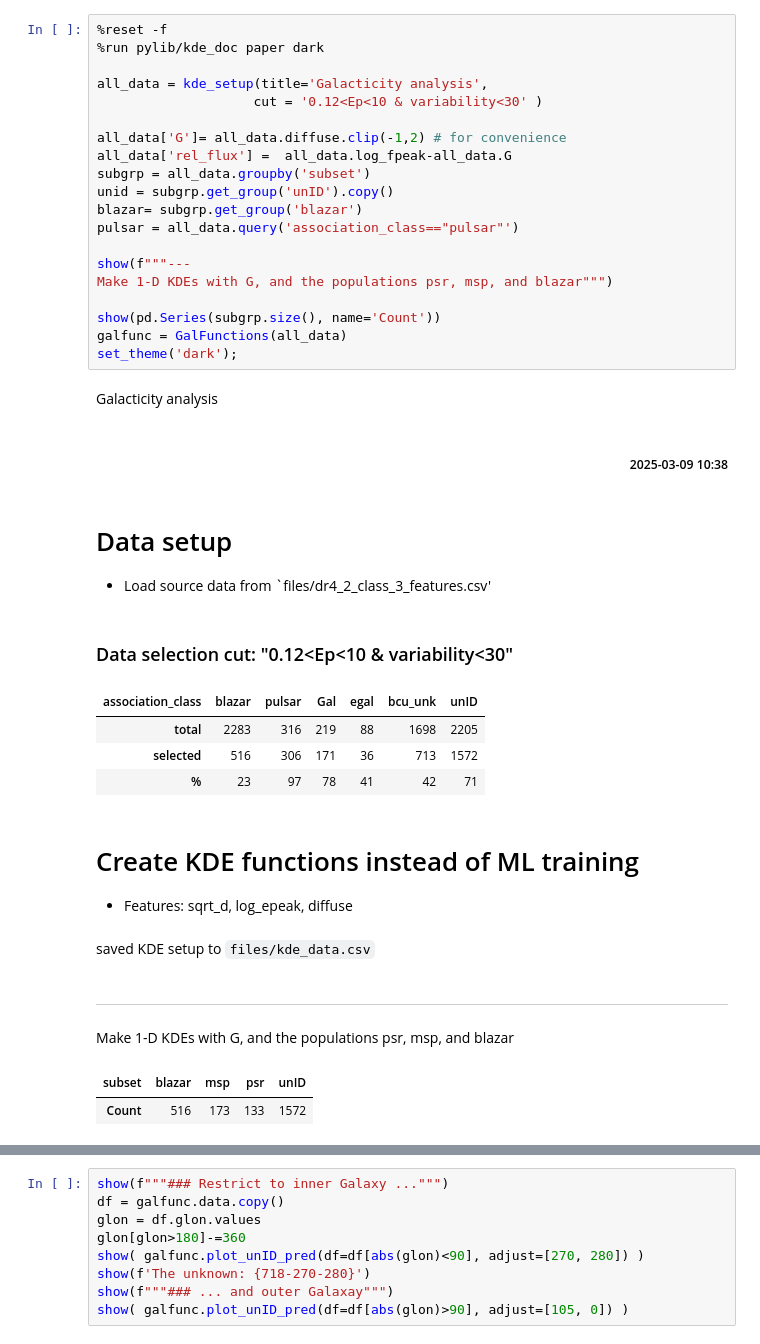
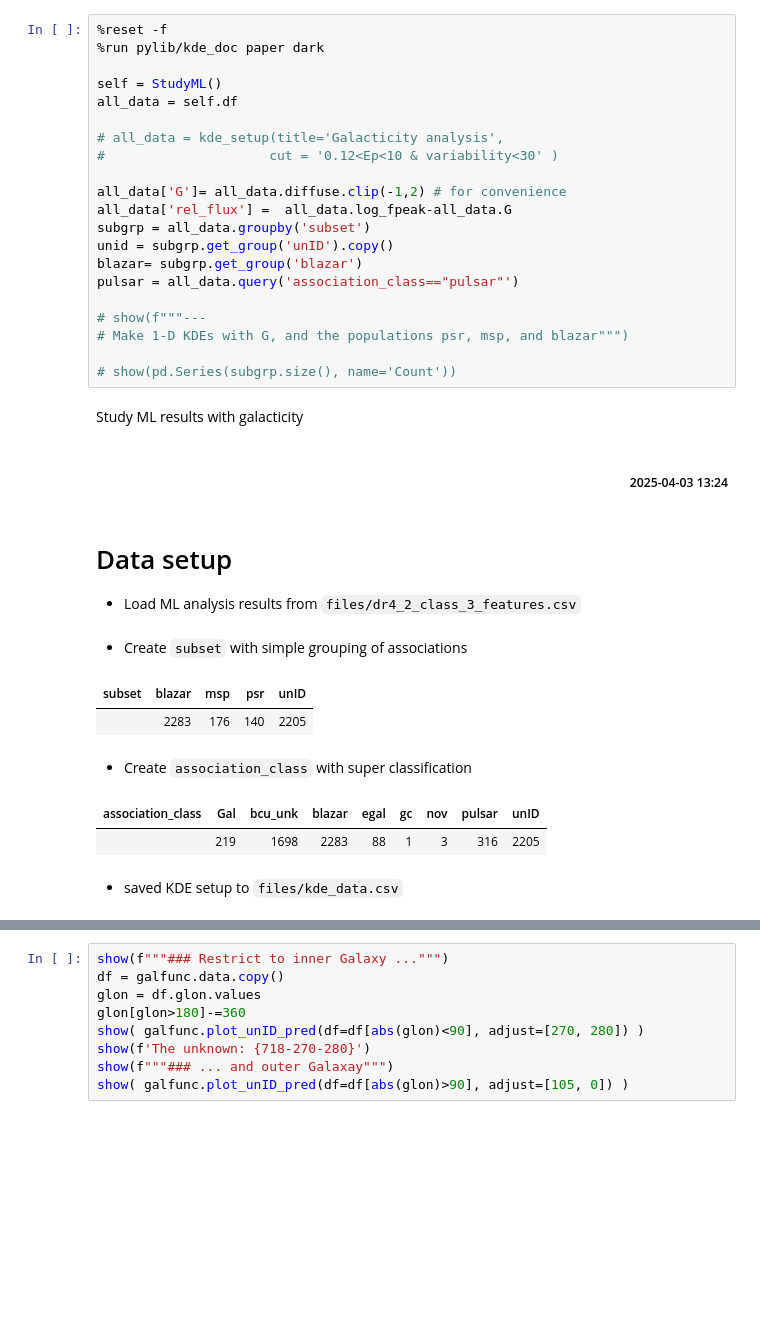
Before and after one commit to tburnett/srcpop_, a Jupyter notebook: galacticity.ipynb, the cells around one changed output, grey strips where cells are left out. Cells and saved outputs as stored; diff of their text form; blank space fills up the shorter version.

```diff
--- a/galacticity.ipynb
+++ b/galacticity.ipynb
@@ -1,38 +1,33 @@
-# %%
-%reset -f
-%run pylib/kde_doc paper dark
-
-all_data = kde_setup(title='Galacticity analysis',
-                    cut = '0.12<Ep<10 & variability<30' )
-
-all_data['G']= all_data.diffuse.clip(-1,2) # for convenience
-all_data['rel_flux'] =  all_data.log_fpeak-all_data.G
-subgrp = all_data.groupby('subset')
-unid = subgrp.get_group('unID').copy()
-blazar= subgrp.get_group('blazar')
-pulsar = all_data.query('association_class=="pulsar"')
-
-show(f"""---
-Make 1-D KDEs with G, and the populations psr, msp, and blazar""")
-
-show(pd.Series(subgrp.size(), name='Count'))
-galfunc = GalFunctions(all_data)
-set_theme('dark');
-# %% [output]
-<font size="+3"> Galacticity analysis</font>
-<h5 style="text-align:right; margin-right:15px"> 2025-03-09 10:38</h5>
-# Data setup
-* Load source data from `files/dr4_2_class_3_features.csv'
-### Data selection cut: "0.12<Ep<10 & variability<30"
-| association_class | blazar | pulsar | Gal | egal | bcu_unk | unID |
-| total | 2283 | 316 | 219 | 88 | 1698 | 2205 |
-| selected | 516 | 306 | 171 | 36 | 713 | 1572 |
-| % | 23 | 97 | 78 | 41 | 42 | 71 |
-# Create KDE functions instead of ML training
-
-* Features: sqrt_d, log_epeak, diffuse
-saved KDE setup to `files/kde_data.csv`
----
-Make 1-D KDEs with G, and the populations psr, msp, and blazar
-| subset | blazar | msp | psr | unID |
-| Count | 516 | 173 | 133 | 1572 |
+# %%
+%reset -f
+%run pylib/kde_doc paper dark
+
+self = StudyML()
+all_data = self.df
+
+# all_data = kde_setup(title='Galacticity analysis',
+#                     cut = '0.12<Ep<10 & variability<30' )
+
+all_data['G']= all_data.diffuse.clip(-1,2) # for convenience
+all_data['rel_flux'] =  all_data.log_fpeak-all_data.G
+subgrp = all_data.groupby('subset')
+unid = subgrp.get_group('unID').copy()
+blazar= subgrp.get_group('blazar')
+pulsar = all_data.query('association_class=="pulsar"')
+
+# show(f"""---
+# Make 1-D KDEs with G, and the populations psr, msp, and blazar""")
+
+# show(pd.Series(subgrp.size(), name='Count'))
+# %% [output]
+<font size="+3"> Study ML results with galacticity </font>
+<h5 style="text-align:right; margin-right:15px"> 2025-04-03 13:24</h5>
+# Data setup
+* Load ML analysis results from `files/dr4_2_class_3_features.csv`
+* Create `subset` with simple grouping of associations
+| subset | blazar | msp | psr | unID |
+|  | 2283 | 176 | 140 | 2205 |
+* Create `association_class` with super classification
+| association_class | Gal | bcu_unk | blazar | egal | gc | nov | pulsar | unID |
+|  | 219 | 1698 | 2283 | 88 | 1 | 3 | 316 | 2205 |
+* saved KDE setup to `files/kde_data.csv`
```
Also changed, not shown: parts of 2 cells of this notebook, 3 other files.
